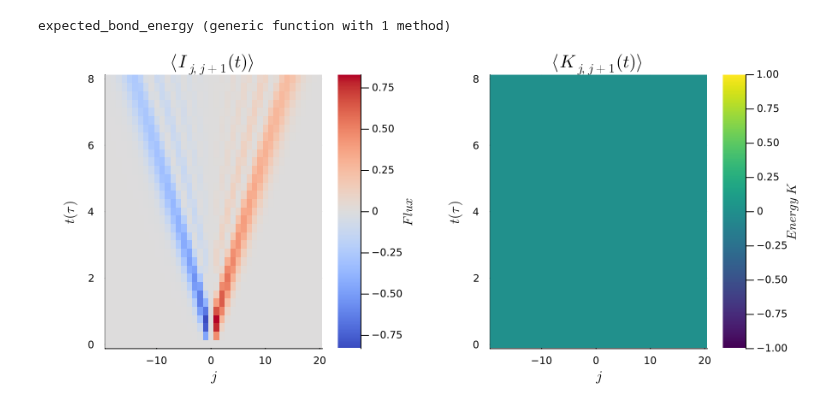
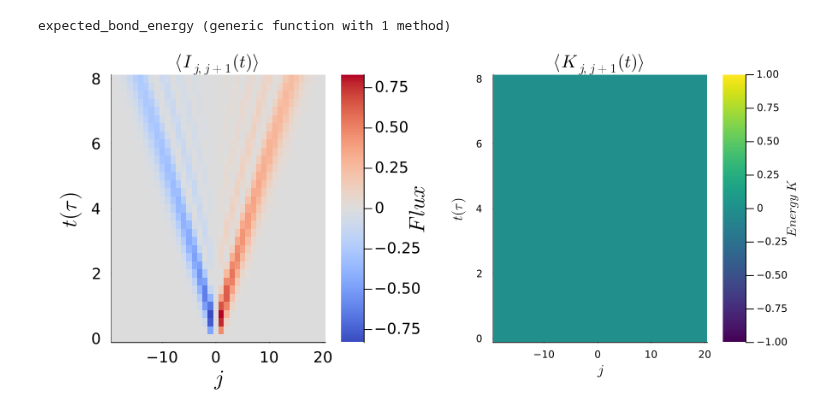
Before and after one commit to RonaldoNA/Projects, a Jupyter notebook: Wave guides as analog/Program/Theorethical 0110 particles.ipynb, the cells around one changed output. Drawn from its saved outputs; the diff is of its cells as text; code cells hidden in the pictures.

```diff
--- a/Wave guides as analog/Program/Theorethical 0110 particles.ipynb
+++ b/Wave guides as analog/Program/Theorethical 0110 particles.ipynb
@@ -135,22 +136,25 @@ end
 # %%
 # Generate the Heatmaps
 p1 = heatmap(j_vals, t_vals, Z_current,
         xlabel =L"j",
         ylabel =L"t(\tau)",
         title =L"⟨I_{j, j+1}(t)⟩",
         color = :coolwarm,
-        colorbar_title =L"Flux")
+        colorbar_title =L"Flux",
+        guidefontsize = 17,    # Títulos de ejes (i, t)
+        colorbar_titlefontsize = 17,
+        tickfontsize = 12)
 
 # We use a standard colormap for energy and lock the limits to show 0
 p2 = heatmap(j_vals, t_vals, Z_energy,
         xlabel = L"j",
         ylabel =L"t(\tau)",
         title = L"⟨K_{j, j+1}(t)⟩",
         color = :viridis,
         clims = (-1.0, 1.0),
         colorbar_title = L"Energy~K")
 
 # Combine plots side-by-side
 plot(p1, p2, layout = (1, 2), size = (900, 400), bottom_margin = 5mm, left_margin = 10mm)
 # %% [output]
-[figure, old version]
+[figure, new version]
```
Also changed, not shown: parts of 3 cells of this notebook, 1 other file.
